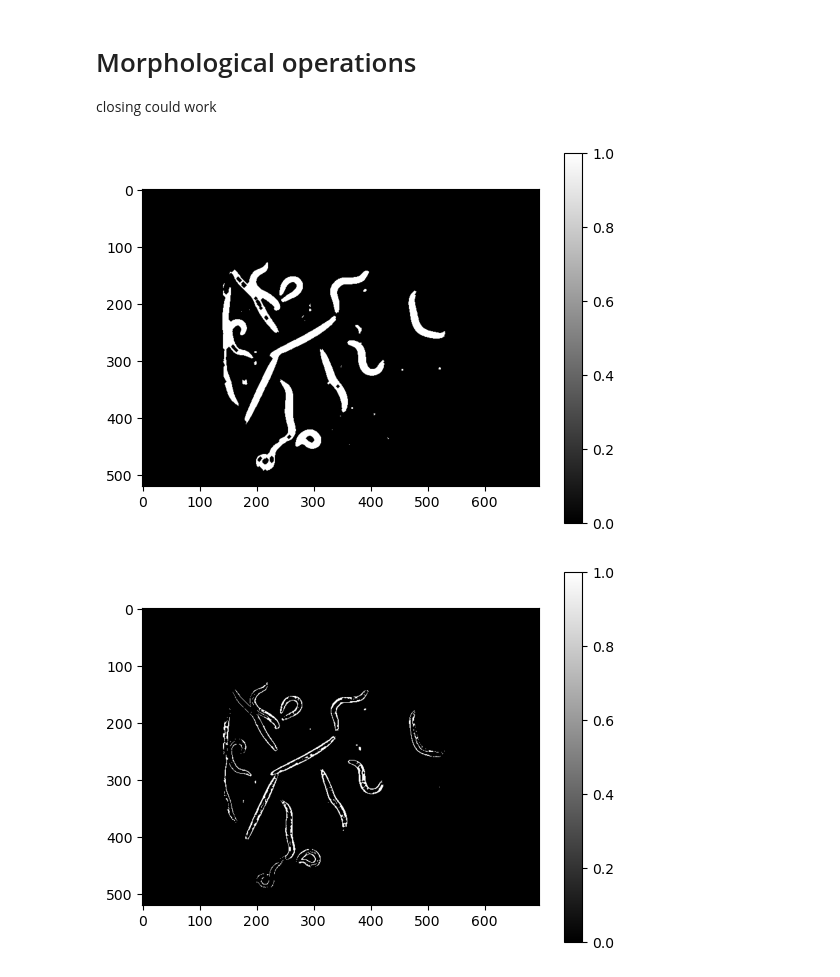
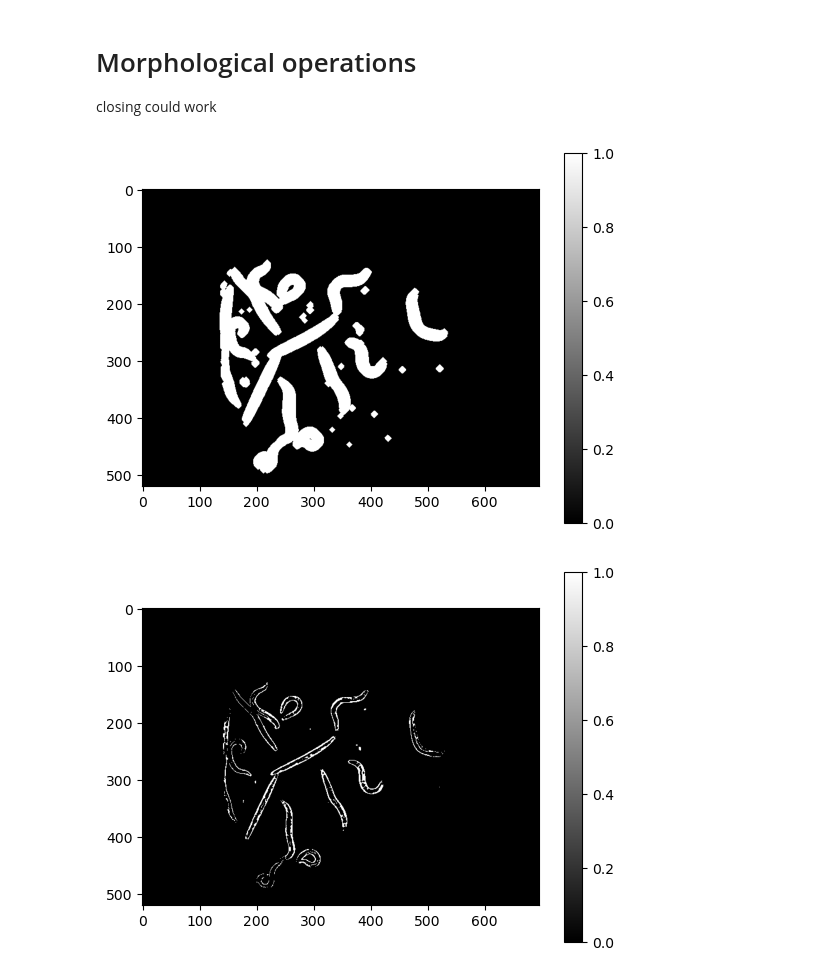
Before and after one commit to Lilian-GA/Nematode_status_assay, a Jupyter notebook: one_image_test copy.ipynb, the cells around one changed output. Drawn from its saved outputs; the diff is of its cells as text; code cells hidden in the pictures.

```diff
--- a/one_image_test copy.ipynb
+++ b/one_image_test copy.ipynb
@@ -248,12 +248,12 @@ def multiple_erosions_and_dilataions(bin_img,l):
             bin_img = dilatation(bin_img).copy()
     return bin_img
 # %%
-close_nematods = multiple_erosions_and_dilataions(inside_contours>15,3*['d']+3*['e'])
+close_nematods = multiple_erosions_and_dilataions(inside_contours>15,5*['d'])
 plt.imshow(close_nematods, cmap="gray")
 plt.colorbar()
 plt.show()
 # %% [output]
-[figure, old version]
+[figure, new version]
 # %%
 close_nematods = multiple_erosions_and_dilataions(inside_contours>15,['e'])
 plt.imshow(close_nematods, cmap="gray")
```
Also changed, not shown: 1 other file.
